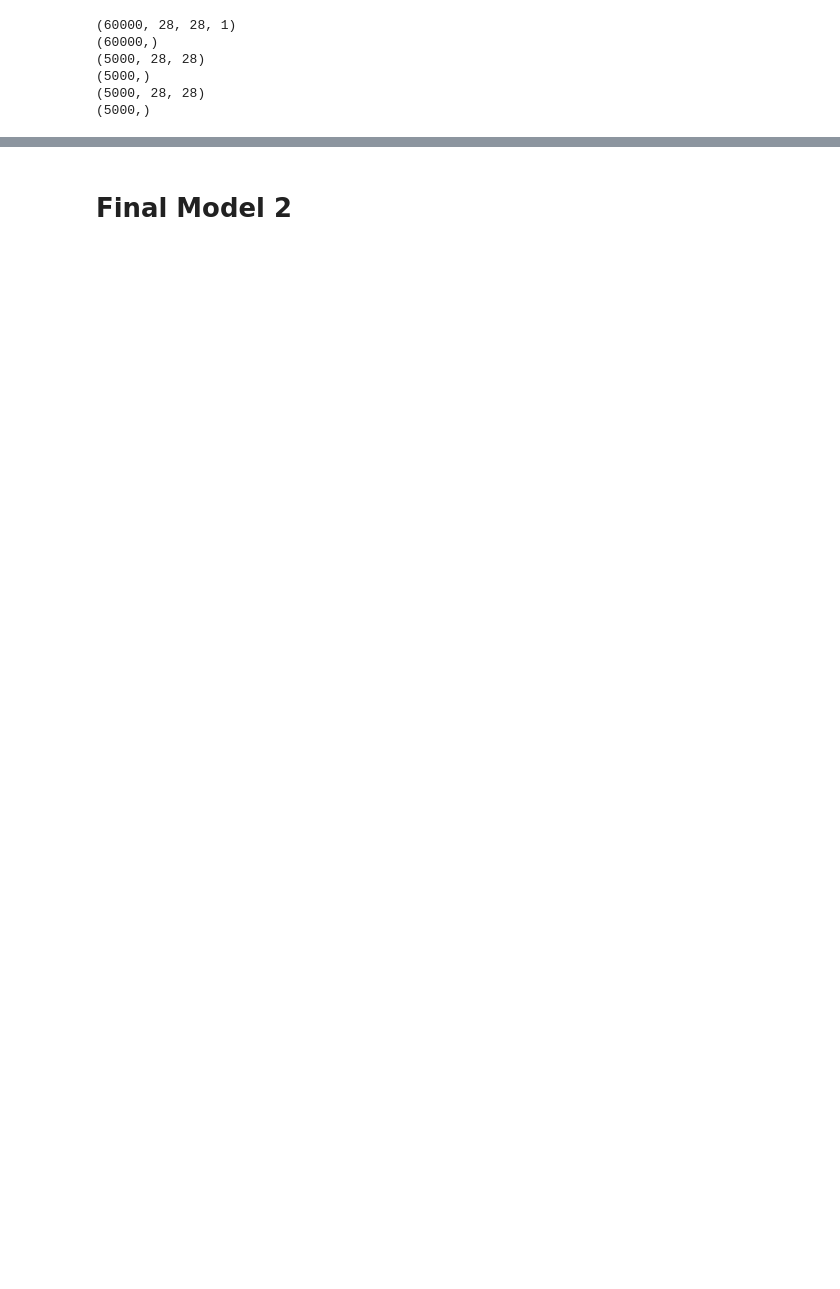
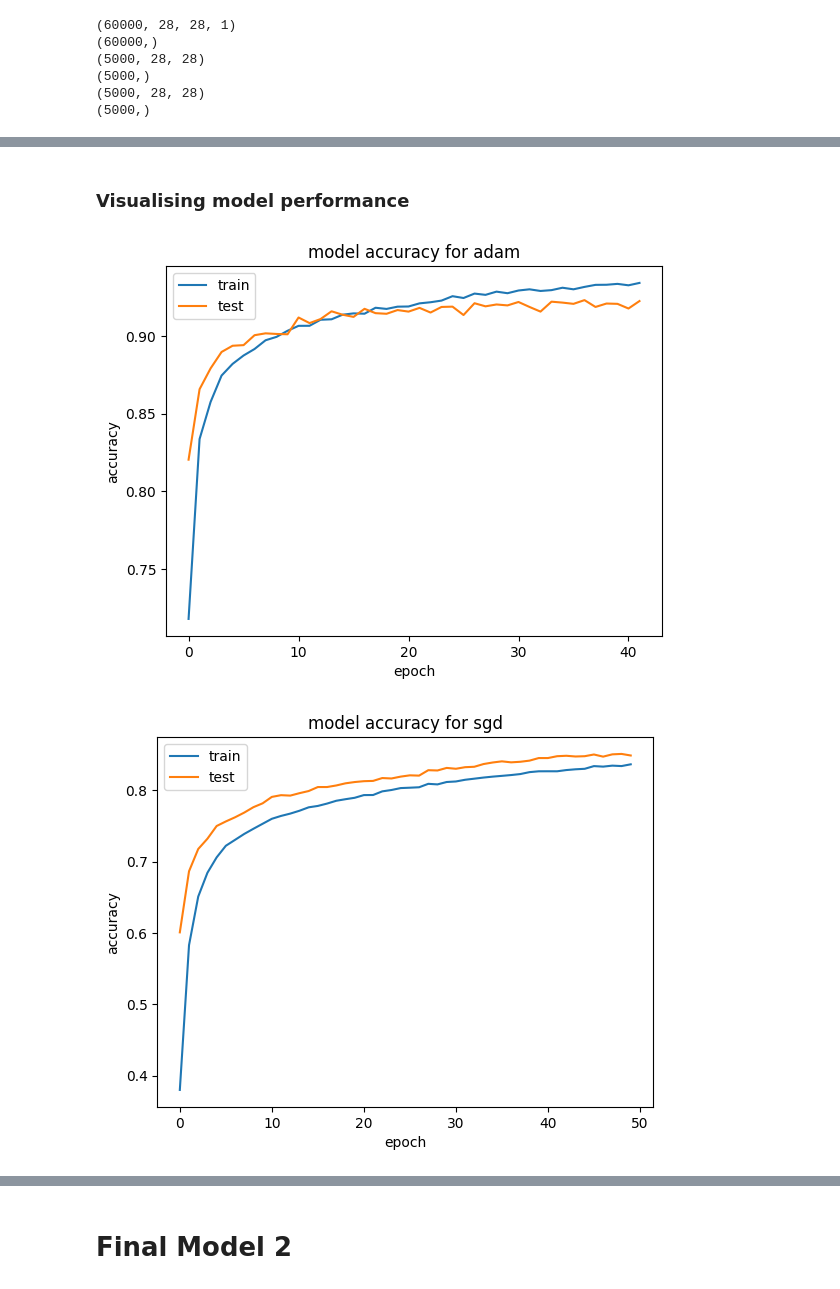
Before and after one commit to Xyl0w/DeepLearning_CA1, a Jupyter notebook: Assignment_1/work.ipynb, the cells around one changed output, grey strips where cells are left out. Cells and saved outputs as stored; diff of their text form; code cells hidden in the pictures; blank space fills up the shorter version.

```diff
--- a/Assignment_1/work.ipynb
+++ b/Assignment_1/work.ipynb
@@ -942,7 +944,7 @@ def build_model_l2(l2_loss_lambda):
 from keras.callbacks import EarlyStopping, ModelCheckpoint
 checkpoint = ModelCheckpoint('regularizer_model_2_DO_BN.hdf5', save_best_only = True)
 # Early stop on validation accuracy
-monitor_val_acc = EarlyStopping(monitor = 'val_accuracy', patience = 100)
+monitor_val_acc = EarlyStopping(monitor = 'val_accuracy', patience = 5)
 # %%
 history = build_model_l2(l2_loss_lambda=0.0000010).fit(x_train,y_train,
         batch_size=64,
@@ -1034,3 +1000,7 @@ x_valid = x_valid.reshape(5000,28,28,1)/255
 (5000,)
 (5000, 28, 28)
 (5000,)
+# %%
+# Import the EarlyStopping and ModelCheckpoint callbacks
+from keras.callbacks import EarlyStopping, ModelCheckpoint
+monitor_val_acc = EarlyStopping(monitor = 'val_accuracy', patience = 5)
@@ -1065,13 +1037,15 @@ def tune_model_2(optimizer):
     return model
 # %%
 optimizers = ['adam', 'sgd', 'rmsprop', 'adagrad', 'adadelta', 'adamax', 'nadam']
+history_array = []
 for i in optimizers:
     model = tune_model_2(i)
     history = model.fit(x_train,y_train,
         batch_size=256,
           epochs=50,
           verbose=1,
-          callbacks=[checkpoint, monitor_val_acc],
+          callbacks=[monitor_val_acc],
           validation_data = (x_valid, y_valid))
     model.save('optimizer_model_2_{}.hdf5'.format(i))
+    history_array.append(history)
 # %% [output]
@@ -1081,0 +1087,15 @@ NameError: name 'tuner' is not defined
+# %% [markdown]
+### Visualising model performance
+# %%
+for i in range(len(history_array)):
+    model_name = optimizers[i]
+    plt.plot(history_array[i].history['accuracy'])
+    plt.plot(history_array[i].history['val_accuracy'])
+    plt.title(f'model accuracy for {model_name}')
+    plt.ylabel('accuracy')
+    plt.xlabel('epoch')
+    plt.legend(['train', 'test'], loc='upper left')
+    plt.show()
+# %% [output]
+[figure, added]
+[figure, added]
```
Also changed, not shown: parts of 35 cells of this notebook, 8 other files.
